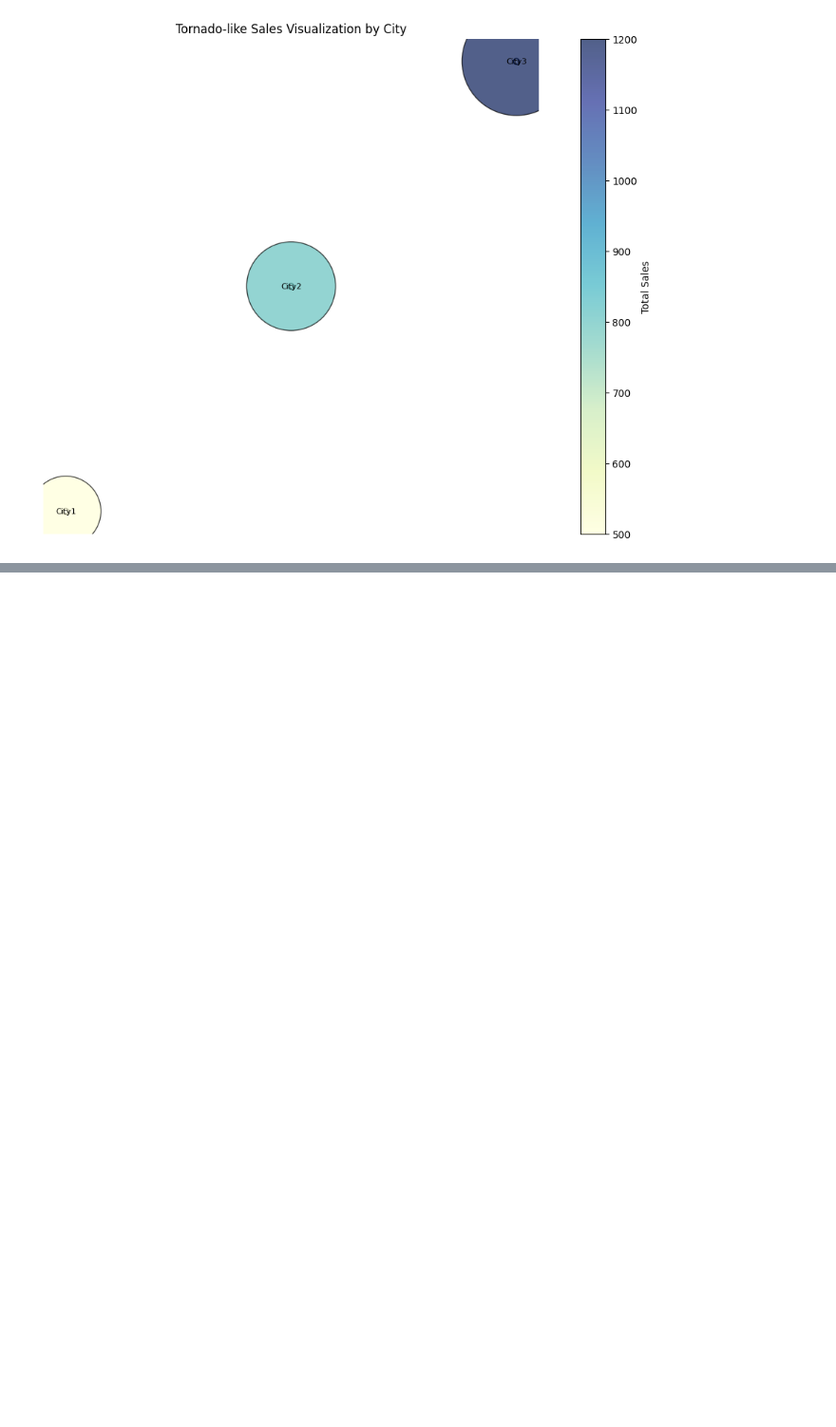
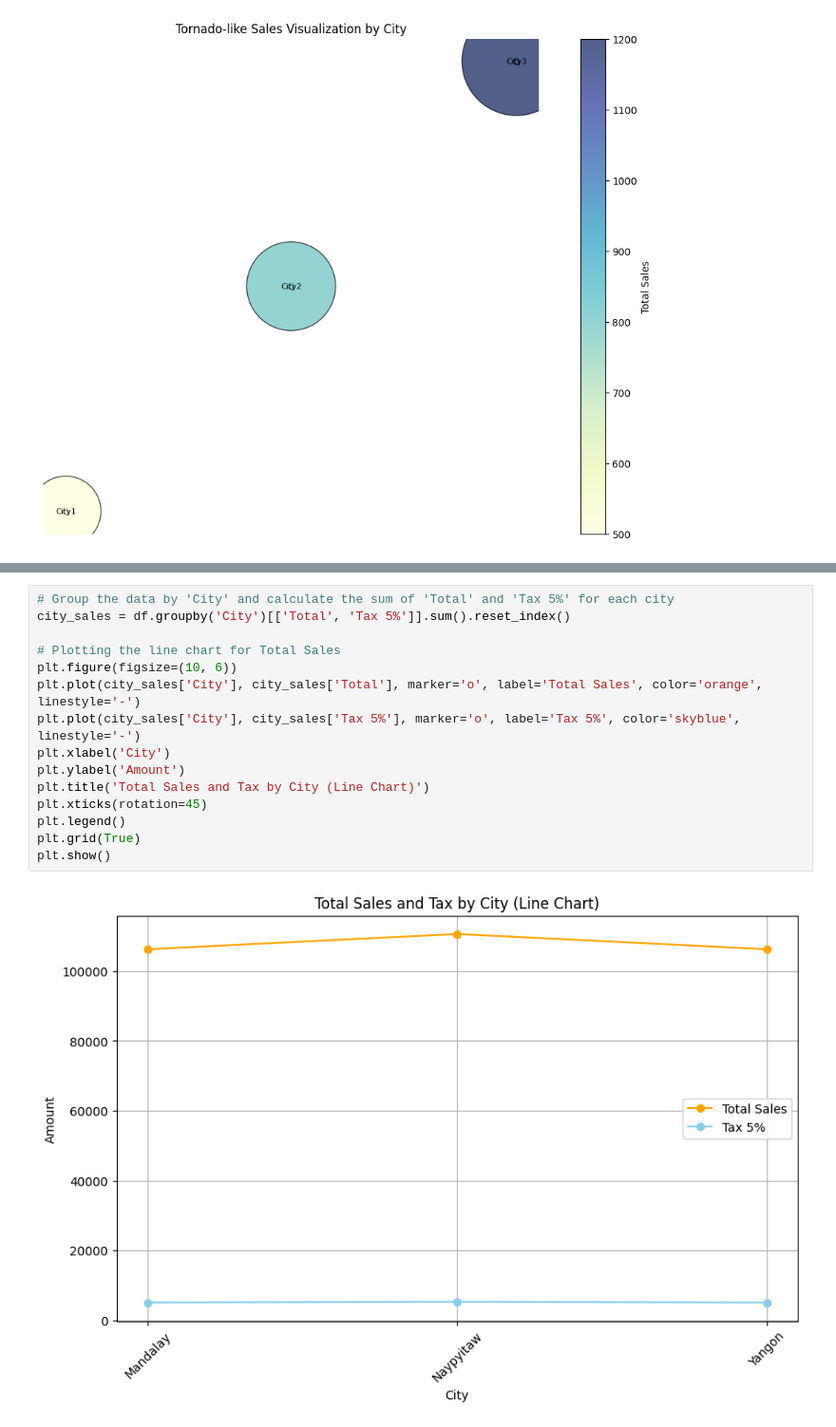
Before and after one commit to saimsheikh/Automated_EDA, a Jupyter notebook: main.ipynb, the cells around one changed output, grey strips where cells are left out. Shown: that part at 95% size. Saved outputs shown, nothing was run; the diff lists cells and outputs as text; blank space fills up the shorter version.

```diff
--- a/main.ipynb
+++ b/main.ipynb
@@ -283,0 +309,17 @@ plt.show()
+# %%
+# Group the data by 'City' and calculate the sum of 'Total' and 'Tax 5%' for each city
+city_sales = df.groupby('City')[['Total', 'Tax 5%']].sum().reset_index()
+
+# Plotting the line chart for Total Sales
+plt.figure(figsize=(10, 6))
+plt.plot(city_sales['City'], city_sales['Total'], marker='o', label='Total Sales', color='orange', linestyle='-')
+plt.plot(city_sales['City'], city_sales['Tax 5%'], marker='o', label='Tax 5%', color='skyblue', linestyle='-')
+plt.xlabel('City')
+plt.ylabel('Amount')
+plt.title('Total Sales and Tax by City (Line Chart)')
+plt.xticks(rotation=45)
+plt.legend()
+plt.grid(True)
+plt.show()
+# %% [output]
+[figure, added]
```
Also changed, not shown: parts of 5 cells of this notebook, 1 other file.
